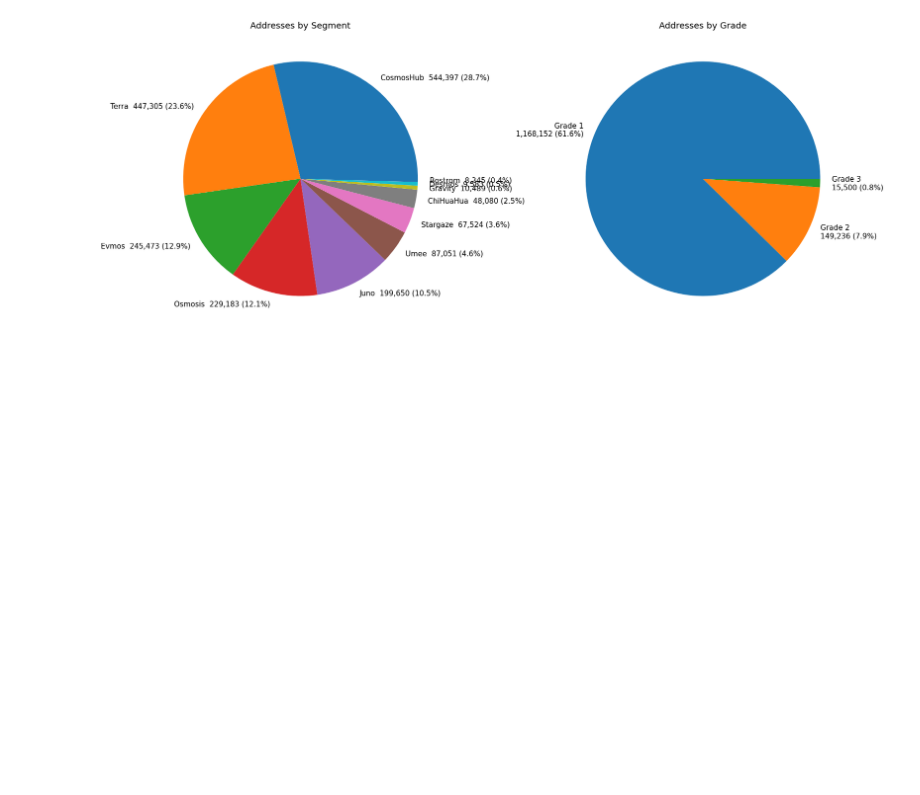
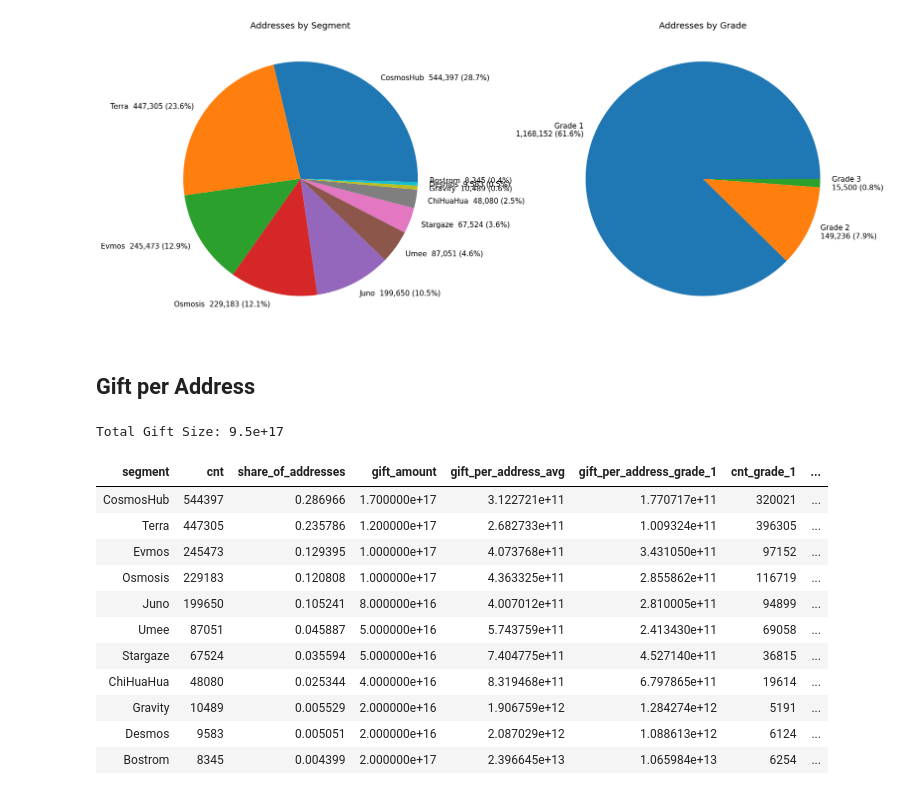
Before and after one commit to Snedashkovsky/cybergift, a Jupyter notebook: pussygift.ipynb, the cells around one changed output. Drawn from its saved outputs; the diff is of its cells as text; code cells hidden in the pictures; blank space fills up the shorter version.

Commit message:
- Add calculations of Pussy Gift distribution

```diff
--- a/pussygift.ipynb
+++ b/pussygift.ipynb
@@ -438,6 +438,8 @@ balances_df[['segment', 'grade']].value_counts().reset_index().rename(columns={0
 total_addresses = len(balances_df[['segment', 'grade']])
 print(f"Total addresses {total_addresses:>,}")
 
+balances_agg_by_segment_and_grade_df = balances_df[['segment', 'grade']].value_counts().reset_index().rename(
+    columns={0: 'cnt'})
 balances_agg_by_segment_df = balances_df[['segment']].value_counts().reset_index().rename(columns={0: 'cnt'})
 balances_agg_by_grade_df = balances_df[['grade']].value_counts().reset_index().rename(columns={0: 'cnt'})
 display(HTML(balances_agg_by_segment_df.to_html(index=False, notebook=True, show_dimensions=False)),
@@ -480,3 +482,57 @@ ax2.set_title(label='Addresses by Grade')
 plt.show()
 # %% [output]
 [figure]
+# %% [markdown]
+## Gift per Address
+# %%
+gift_per_segment = {
+    'Bostrom': 20e16,
+    'ChiHuaHua': 4e16,
+    'CosmosHub': 17e16,
+    'Desmos': 2e16,
+    'Evmos': 10e16,
+    'Gravity': 2e16,
+    'Juno': 8e16,
+    'Osmosis': 10e16,
+    'Stargaze': 5e16,
+    'Terra': 12e16,
+    'Umee': 5e16
+}
+total_gift_size = sum(gift_per_segment.values())
+print(f'Total Gift Size: {total_gift_size}')
+# %% [output]
+Total Gift Size: 9.5e+17
+# %%
+balances_agg_by_segment_df.loc[:, 'share_of_addresses'] = balances_agg_by_segment_df.cnt / sum(
+    balances_agg_by_segment_df.cnt)
+balances_agg_by_segment_df.loc[:, 'gift_amount'] = balances_agg_by_segment_df.segment.map(
+    lambda segment: gift_per_segment[segment])
+balances_agg_by_segment_df.loc[:, 'gift_per_address_avg'] = balances_agg_by_segment_df.apply(
+    lambda row: gift_per_segment[row.segment] / row.cnt,
+    axis=1)
+
+for i in range(1, 4):
+    balances_agg_by_segment_df.loc[:, f'gift_per_address_grade_{i}'] = balances_agg_by_segment_df.apply(
+        lambda row: gift_per_segment[row.segment] / 3 / balances_agg_by_segment_and_grade_df[
+            (balances_agg_by_segment_and_grade_df.segment == row.segment) & (
+                    balances_agg_by_segment_and_grade_df.grade == i)].cnt.values[0],
+        axis=1)
+    balances_agg_by_segment_df.loc[:, f'cnt_grade_{i}'] = balances_agg_by_segment_df.apply(
+        lambda row: balances_agg_by_segment_and_grade_df[
+            (balances_agg_by_segment_and_grade_df.segment == row.segment) & (
+                    balances_agg_by_segment_and_grade_df.grade == i)].cnt.values[0],
+        axis=1)
+display(HTML(balances_agg_by_segment_df.to_html(index=False, notebook=True, show_dimensions=False)))
+# %% [output]
+| segment | cnt | share_of_addresses | gift_amount | gift_per_address_avg | gift_per_address_grade_1 | cnt_grade_1 | ... |
+| CosmosHub | 544397 | 0.286966 | 1.700000e+17 | 3.122721e+11 | 1.770717e+11 | 320021 | ... |
+| Terra | 447305 | 0.235786 | 1.200000e+17 | 2.682733e+11 | 1.009324e+11 | 396305 | ... |
+| Evmos | 245473 | 0.129395 | 1.000000e+17 | 4.073768e+11 | 3.431050e+11 | 97152 | ... |
+| Osmosis | 229183 | 0.120808 | 1.000000e+17 | 4.363325e+11 | 2.855862e+11 | 116719 | ... |
+| Juno | 199650 | 0.105241 | 8.000000e+16 | 4.007012e+11 | 2.810005e+11 | 94899 | ... |
+| Umee | 87051 | 0.045887 | 5.000000e+16 | 5.743759e+11 | 2.413430e+11 | 69058 | ... |
+| Stargaze | 67524 | 0.035594 | 5.000000e+16 | 7.404775e+11 | 4.527140e+11 | 36815 | ... |
+| ChiHuaHua | 48080 | 0.025344 | 4.000000e+16 | 8.319468e+11 | 6.797865e+11 | 19614 | ... |
+| Gravity | 10489 | 0.005529 | 2.000000e+16 | 1.906759e+12 | 1.284274e+12 | 5191 | ... |
+| Desmos | 9583 | 0.005051 | 2.000000e+16 | 2.087029e+12 | 1.088613e+12 | 6124 | ... |
+| Bostrom | 8345 | 0.004399 | 2.000000e+17 | 2.396645e+13 | 1.065984e+13 | 6254 | ... |
```
Also changed, not shown: parts of 2 cells of this notebook.
